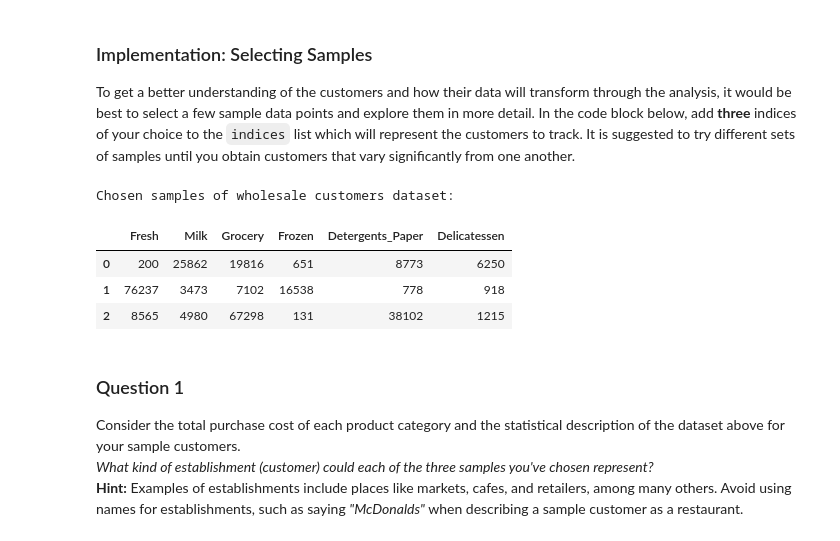
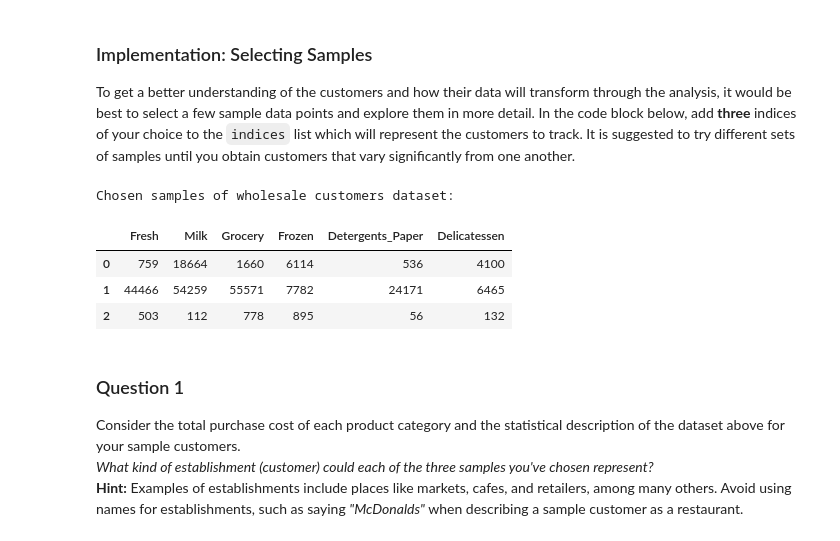
Before and after one commit to divyeshsaini/customer_segments, a Jupyter notebook: customer_segments.ipynb, the cells around one changed output. Cells and saved outputs as stored; diff of their text form; code cells hidden in the pictures.

```diff
--- a/customer_segments.ipynb
+++ b/customer_segments.ipynb
@@ -91,18 +73,18 @@ print data[data['Milk'] > 10000]
 To get a better understanding of the customers and how their data will transform through the analysis, it would be best to select a few sample data points and explore them in more detail. In the code block below, add **three** indices of your choice to the `indices` list which will represent the customers to track. It is suggested to try different sets of samples until you obtain customers that vary significantly from one another.
 # %%
 # TODO: Select three indices of your choice you wish to sample from the dataset
-indices = [171,125,333]
+indices = [358, 47,98]
 
 # Create a DataFrame of the chosen samples
 samples = pd.DataFrame(data.loc[indices], columns = data.keys()).reset_index(drop = True)
 print "Chosen samples of wholesale customers dataset:"
 display(samples)
 # %% [output]
 Chosen samples of wholesale customers dataset:
 |  | Fresh | Milk | Grocery | Frozen | Detergents_Paper | Delicatessen |
-| 0 | 200 | 25862 | 19816 | 651 | 8773 | 6250 |
-| 1 | 76237 | 3473 | 7102 | 16538 | 778 | 918 |
-| 2 | 8565 | 4980 | 67298 | 131 | 38102 | 1215 |
+| 0 | 759 | 18664 | 1660 | 6114 | 536 | 4100 |
+| 1 | 44466 | 54259 | 55571 | 7782 | 24171 | 6465 |
+| 2 | 503 | 112 | 778 | 895 | 56 | 132 |
 # %% [markdown]
 ### Question 1
 Consider the total purchase cost of each product category and the statistical description of the dataset above for your sample customers.
```
Also changed, not shown: parts of 29 cells of this notebook, 1 other file.
